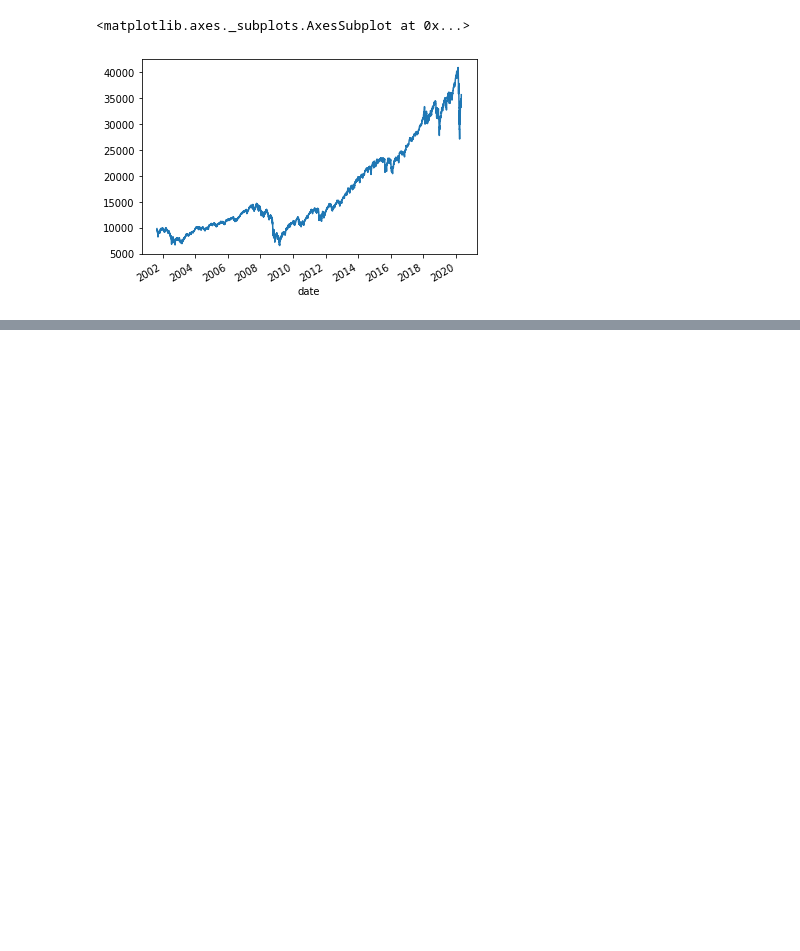
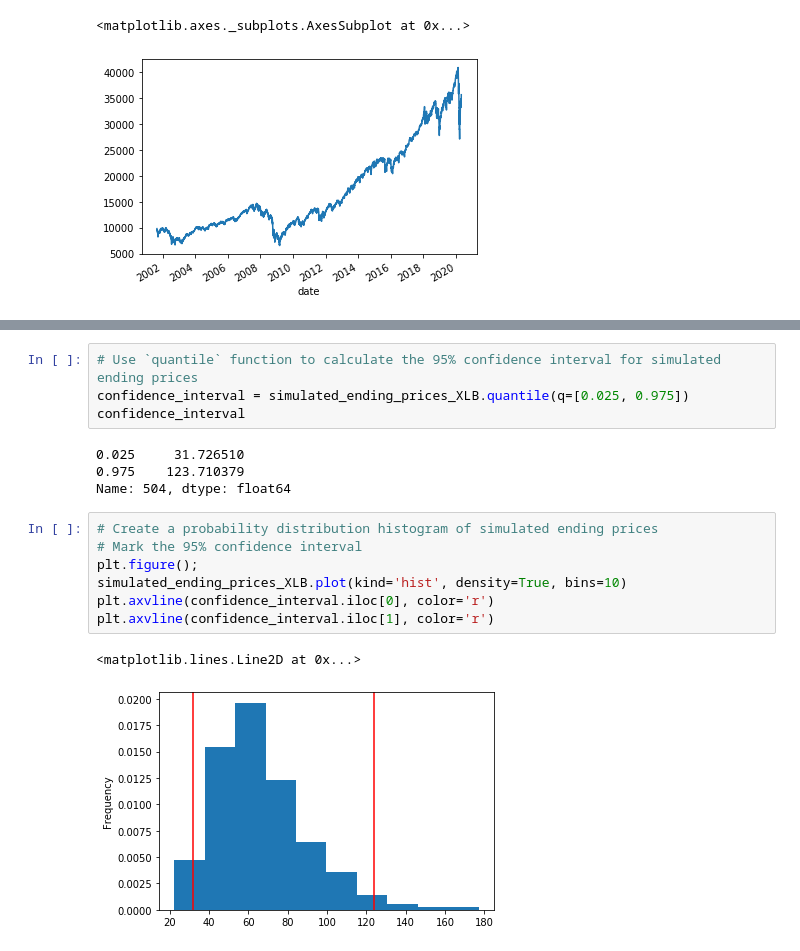
Before and after one commit to bkayratkyzy/Monte_Carlo_Simulations, a Jupyter notebook: notebooks/chris.ipynb, the cells around one changed output, grey strips where cells are left out. Saved outputs shown, nothing was run; the diff lists cells and outputs as text; blank space fills up the shorter version.

```diff
--- a/notebooks/chris.ipynb
+++ b/notebooks/chris.ipynb
@@ -585,0 +648,18 @@ for i in range(num_trading_days):
+# %%
+# Use `quantile` function to calculate the 95% confidence interval for simulated ending prices
+confidence_interval = simulated_ending_prices_XLB.quantile(q=[0.025, 0.975])
+confidence_interval
+# %% [output]
+0.025     31.726510
+0.975    123.710379
+Name: 504, dtype: float64
+# %%
+# Create a probability distribution histogram of simulated ending prices
+# Mark the 95% confidence interval
+plt.figure();
+simulated_ending_prices_XLB.plot(kind='hist', density=True, bins=10)
+plt.axvline(confidence_interval.iloc[0], color='r')
+plt.axvline(confidence_interval.iloc[1], color='r')
+# %% [output]
+<matplotlib.lines.Line2D at 0x...>
+[figure, added]
```
Also changed, not shown: parts of 35 cells of this notebook, 2 other files.
